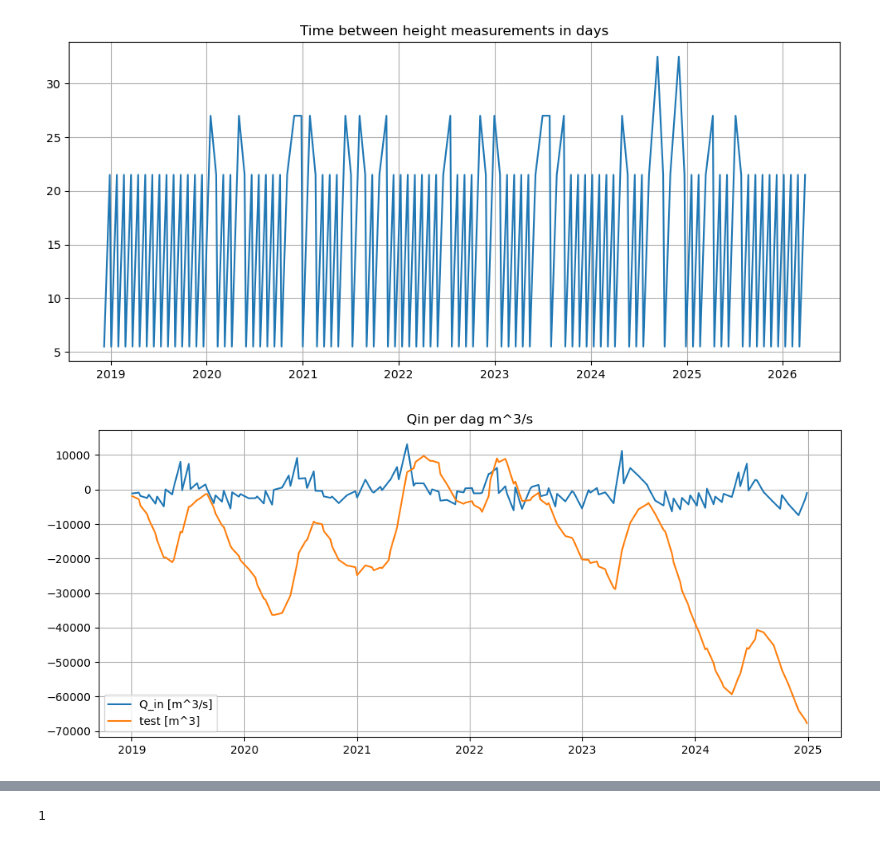
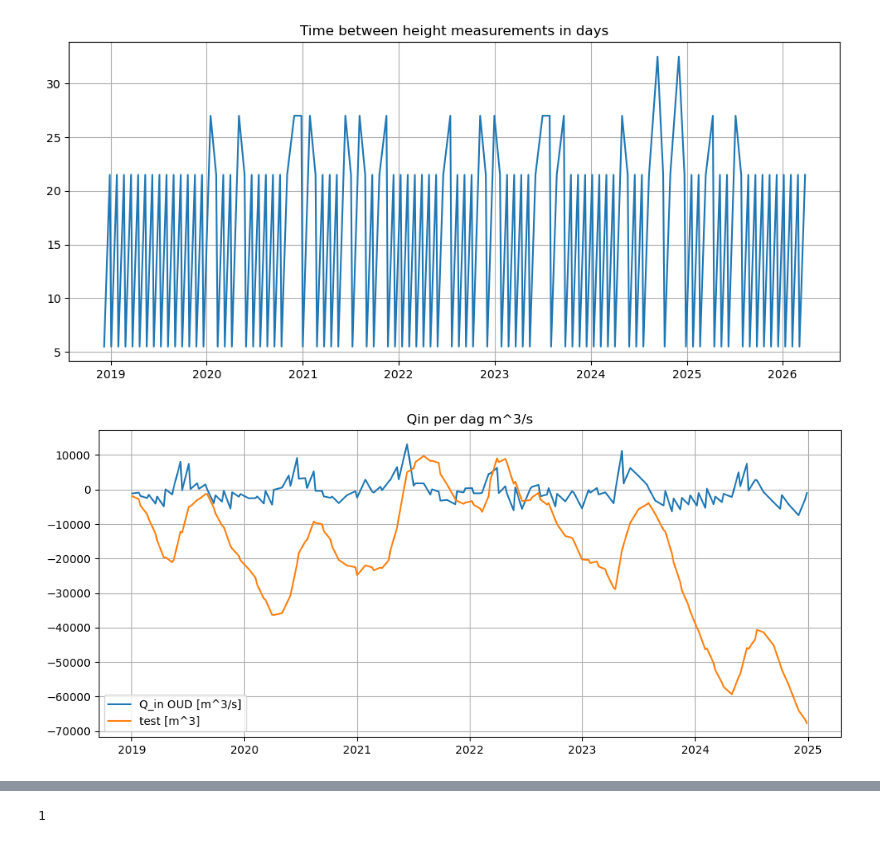
Before and after one commit to eWaterCycle/projects, a Jupyter notebook: Suriname_Model/Suriname_model.ipynb, the cells around one changed output, grey strips where cells are left out. Saved outputs shown, nothing was run; the diff lists cells and outputs as text; code cells hidden in the pictures.

```diff
--- a/Suriname_Model/Suriname_model.ipynb
+++ b/Suriname_Model/Suriname_model.ipynb
@@ -306,32 +306,32 @@ for i in range(len(height["datetime_local_none_test"])-1):
     delta_s[i+1] = (Vv[i+1] - Vv[i])* (1/(3600* 24))
 
     t0 = height["datetime_local_none_test"].iloc[i]
     t1 = height["datetime_local_none_test"].iloc[i+1]
 
     evap_interval = evap_dag.sel(time=slice(t0, t1))
     E[i+1] = evap_interval.sum().values * 10**-3 * (1/(3600* 24))        # van mm naar m en van m/d naar m/s
     E_v[i] = A * E[i+1]
 
     # instroom
     Q_in_L[i+1] = delta_s[i+1] - E_v[i] - Q_out
     Q_in_L[i+1] = np.nan_to_num(Q_in_L[i+1], nan=0.0)
     Q_in_L_sum[i] = Q_in_L.sum()
     Q_in_L_sum_test = np.cumsum(Q_in_L)
 
 
-plt.plot(height["datetime_local_none_test"], Q_in_L, label = "Q_in [m^3/s]");
+plt.plot(height["datetime_local_none_test"], Q_in_L, label = "Q_in OUD [m^3/s]");
 # plt.plot(height["datetime_local_none_test"], Q_in_L_sum, label = "s [m^3]")
 plt.plot(height["datetime_local_none_test"], Q_in_L_sum_test, label = "test [m^3]")
 plt.legend()
 plt.title("Qin per dag m^3/s")
 plt.grid();
 
 # print(len(Q_in_L))
 # print("Vv =",Vv)
 # print("Q_in_L =",Q_in_L)
 # print("delta_s = ",delta_s)
 # print("E_v = ",E_v)
 # print("Q_out =", Q_out);
 # print("Q_in_L.sum =",Q_in_L.sum())
 # %% [output]
-[figure, old version]
+[figure, new version]
```
Also changed, not shown: parts of 5 cells of this notebook.
